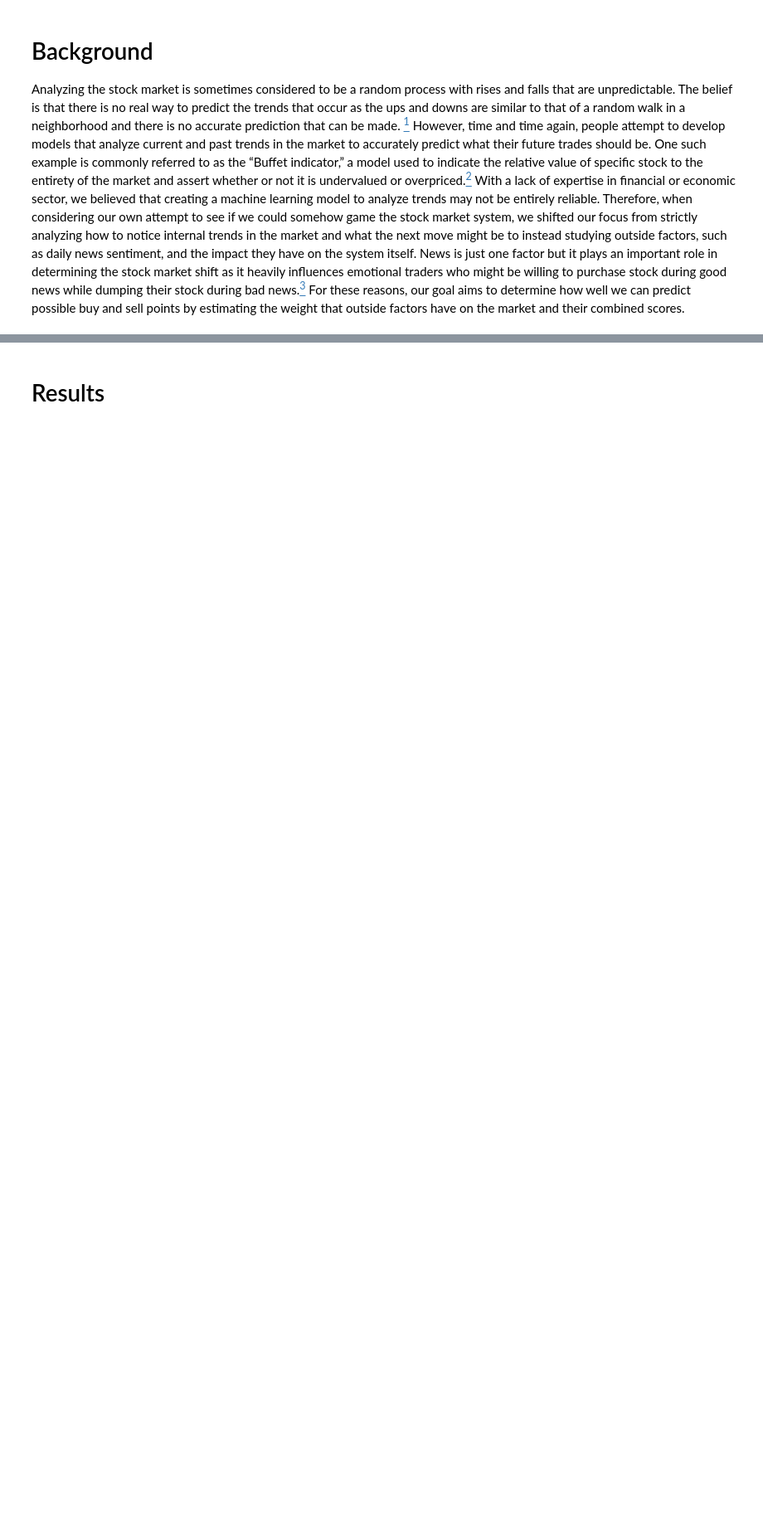
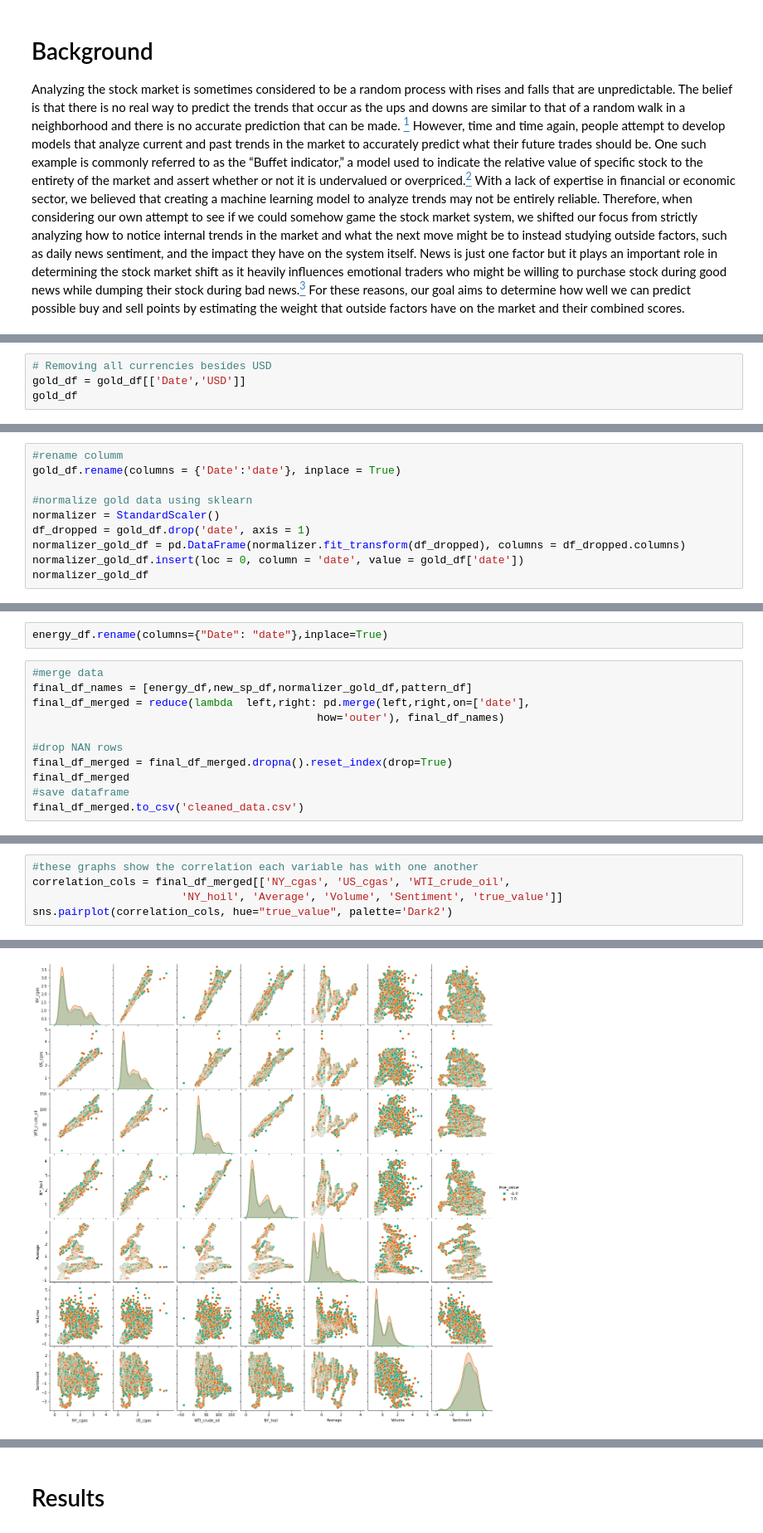
Before and after one commit to COGS118A/Group019-Sp22, a Jupyter notebook: FinalProject_group019.ipynb, the cells around one changed output, grey strips where cells are left out. Shown at 83% size. Drawn from its saved outputs; the diff is of its cells as text; blank space fills up the shorter version.

```diff
--- a/FinalProject_group019.ipynb
+++ b/FinalProject_group019.ipynb
@@ -59,0 +317,4 @@ Folder including cleaning for each dataset and the merging of all the datasets i
+# %%
+# Removing all currencies besides USD
+gold_df = gold_df[['Date','USD']]
+gold_df
@@ -59,0 +335,10 @@ Folder including cleaning for each dataset and the merging of all the datasets i
+# %%
+#rename columm
+gold_df.rename(columns = {'Date':'date'}, inplace = True)
+
+#normalize gold data using sklearn
+normalizer = StandardScaler()
+df_dropped = gold_df.drop('date', axis = 1)
+normalizer_gold_df = pd.DataFrame(normalizer.fit_transform(df_dropped), columns = df_dropped.columns)
+normalizer_gold_df.insert(loc = 0, column = 'date', value = gold_df['date'])
+normalizer_gold_df
@@ -59,0 +511,13 @@ Folder including cleaning for each dataset and the merging of all the datasets i
+# %%
+energy_df.rename(columns={"Date": "date"},inplace=True)
+# %%
+#merge data
+final_df_names = [energy_df,new_sp_df,normalizer_gold_df,pattern_df]
+final_df_merged = reduce(lambda  left,right: pd.merge(left,right,on=['date'],
+                                            how='outer'), final_df_names)
+
+#drop NAN rows
+final_df_merged = final_df_merged.dropna().reset_index(drop=True)
+final_df_merged
+#save dataframe
+final_df_merged.to_csv('cleaned_data.csv')
@@ -59,0 +540,6 @@ Folder including cleaning for each dataset and the merging of all the datasets i
+# %%
+#these graphs show the correlation each variable has with one another
+correlation_cols = final_df_merged[['NY_cgas', 'US_cgas', 'WTI_crude_oil',
+                       'NY_hoil', 'Average', 'Volume', 'Sentiment', 'true_value']]
+sns.pairplot(correlation_cols, hue="true_value", palette='Dark2')
+# %% [output]
@@ -59,0 +547 @@ Folder including cleaning for each dataset and the merging of all the datasets i
+[figure, added]
```
Also changed, not shown: parts of 53 cells of this notebook.
